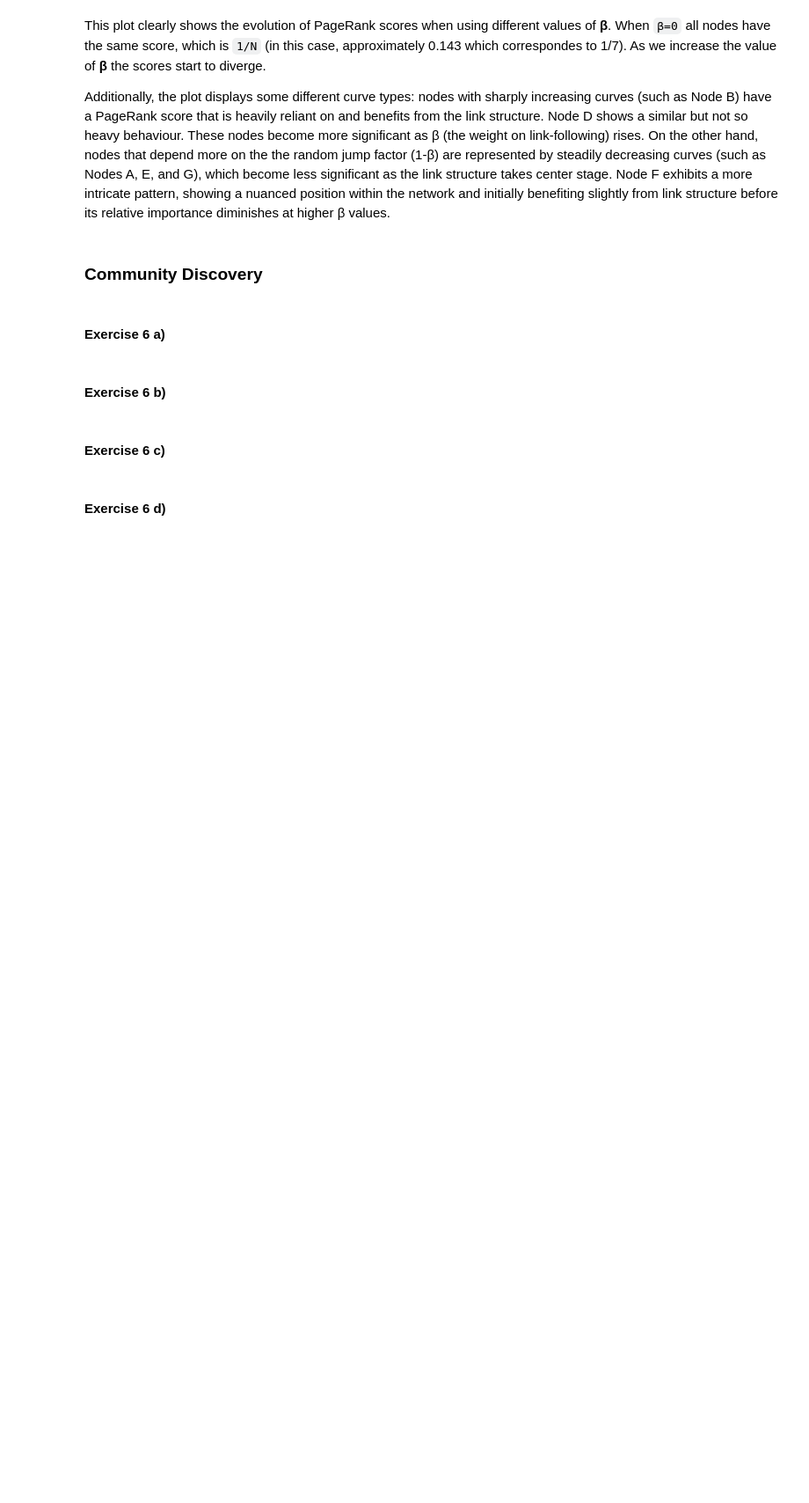
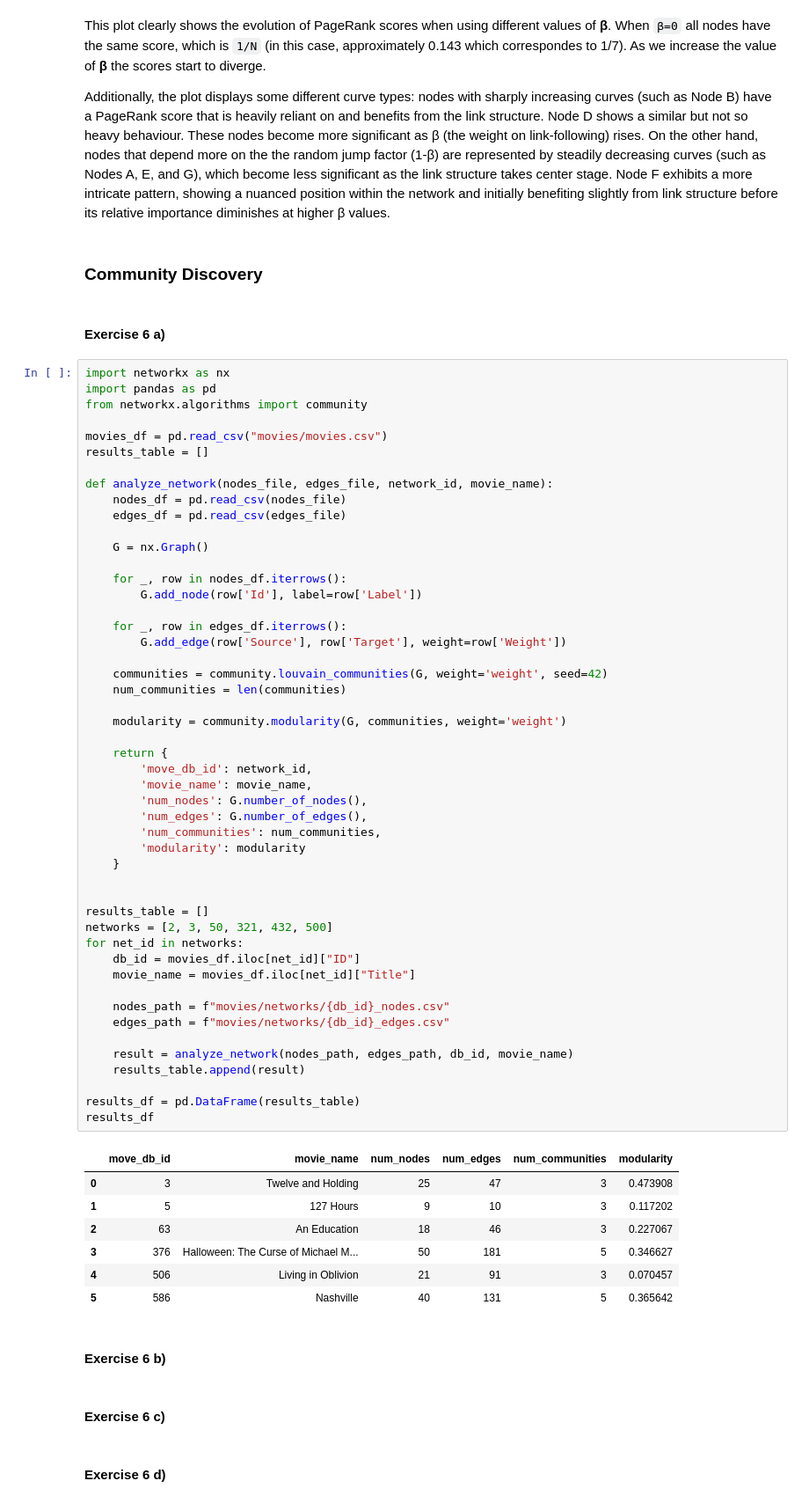
Before and after one commit to Adriano-7/network-science, a Jupyter notebook: hmk2/main.ipynb, the cells around one changed output. Shown at 88% size. Cells and saved outputs as stored; diff of their text form; blank space fills up the shorter version.

```diff
--- a/hmk2/main.ipynb
+++ b/hmk2/main.ipynb
@@ -367,6 +367,63 @@ Additionally, the plot displays some different curve types: nodes with sharply i
 ### **Community Discovery**
 # %% [markdown]
 #### Exercise 6 a)
+# %%
+import networkx as nx
+import pandas as pd
+from networkx.algorithms import community
+
+movies_df = pd.read_csv("movies/movies.csv")
+results_table = []
+
+def analyze_network(nodes_file, edges_file, network_id, movie_name):
+    nodes_df = pd.read_csv(nodes_file)
+    edges_df = pd.read_csv(edges_file)
+
+    G = nx.Graph()
+
+    for _, row in nodes_df.iterrows():
+        G.add_node(row['Id'], label=row['Label'])
+
+    for _, row in edges_df.iterrows():
+        G.add_edge(row['Source'], row['Target'], weight=row['Weight'])
+
+    communities = community.louvain_communities(G, weight='weight', seed=42)
+    num_communities = len(communities)
+
+    modularity = community.modularity(G, communities, weight='weight')
+
+    return {
+        'move_db_id': network_id,
+        'movie_name': movie_name,
+        'num_nodes': G.number_of_nodes(),
+        'num_edges': G.number_of_edges(),
+        'num_communities': num_communities,
+        'modularity': modularity
+    }
+
+
+results_table = []
+networks = [2, 3, 50, 321, 432, 500]
+for net_id in networks:
+    db_id = movies_df.iloc[net_id]["ID"]
+    movie_name = movies_df.iloc[net_id]["Title"]
+
+    nodes_path = f"movies/networks/{db_id}_nodes.csv"
+    edges_path = f"movies/networks/{db_id}_edges.csv"
+
+    result = analyze_network(nodes_path, edges_path, db_id, movie_name)
+    results_table.append(result)
+
+results_df = pd.DataFrame(results_table)
+results_df
+# %% [output]
+|  | move_db_id | movie_name | num_nodes | num_edges | num_communities | modularity |
+| 0 | 3 | Twelve and Holding | 25 | 47 | 3 | 0.473908 |
+| 1 | 5 | 127 Hours | 9 | 10 | 3 | 0.117202 |
+| 2 | 63 | An Education | 18 | 46 | 3 | 0.227067 |
+| 3 | 376 | Halloween: The Curse of Michael M... | 50 | 181 | 5 | 0.346627 |
+| 4 | 506 | Living in Oblivion | 21 | 91 | 3 | 0.070457 |
+| 5 | 586 | Nashville | 40 | 131 | 5 | 0.365642 |
 # %% [markdown]
 #### Exercise 6 b)
 # %% [markdown]
```
Also changed, not shown: 2 other files.
